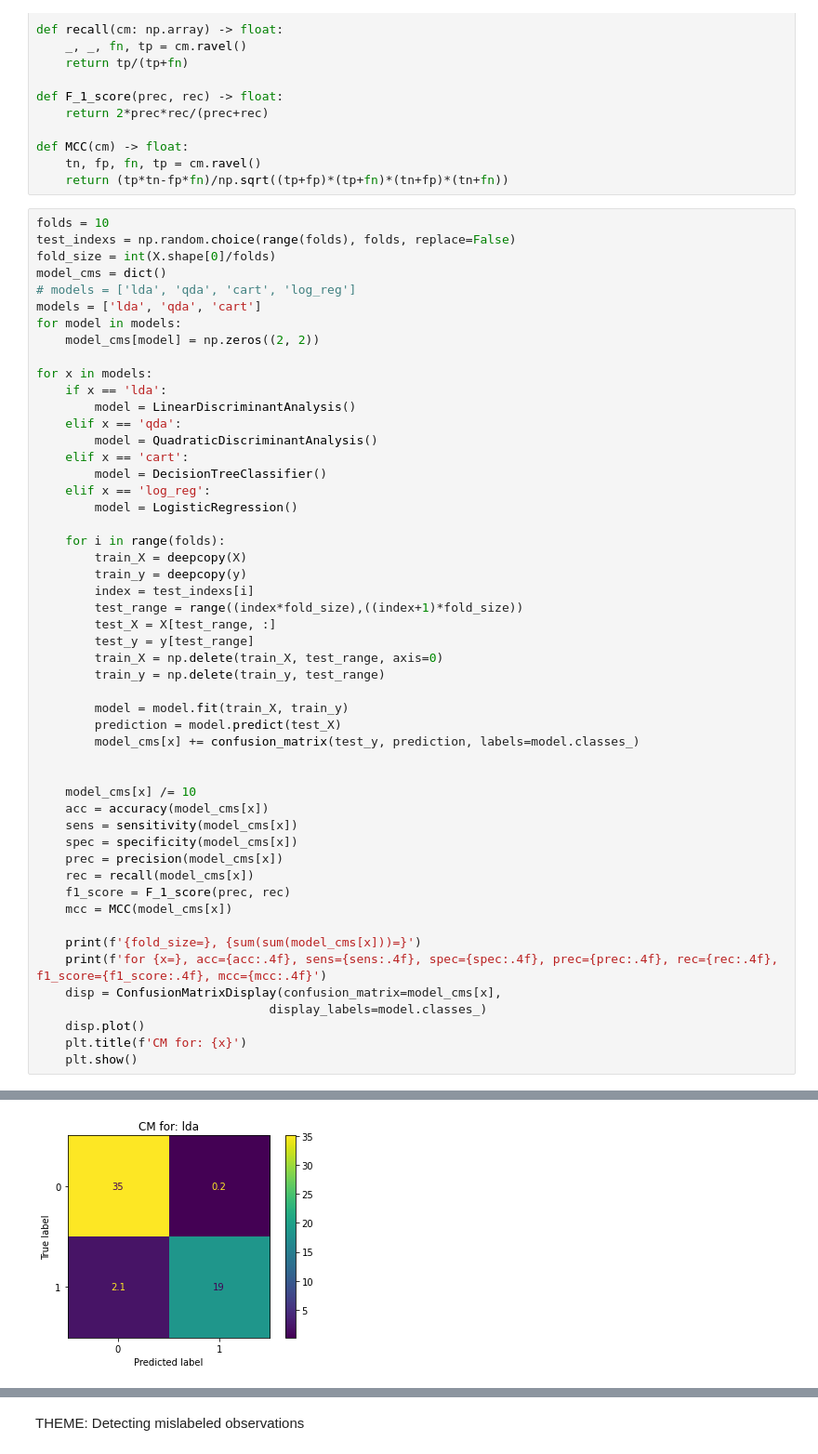
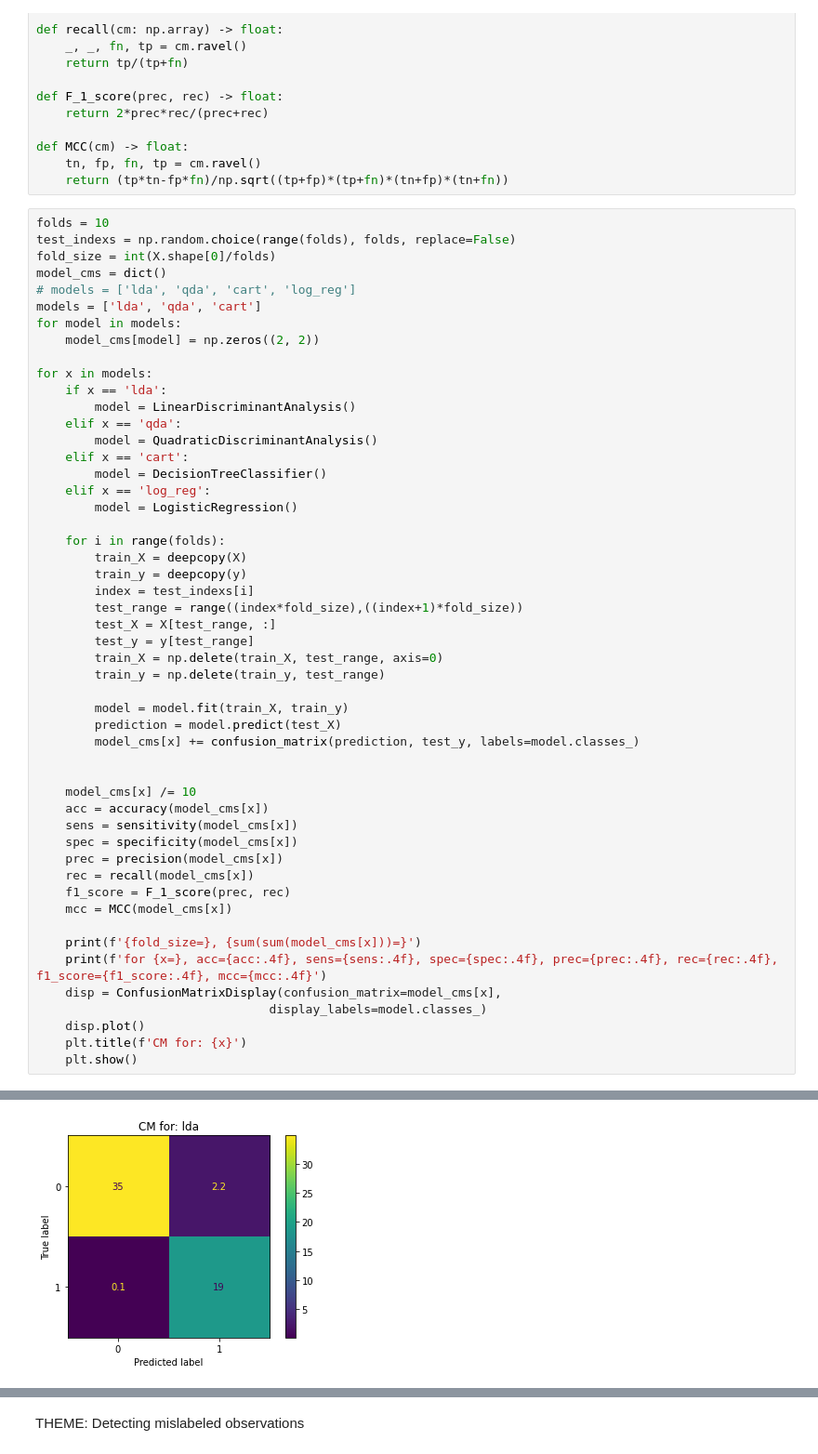
Before and after one commit to antonsandberg/Big-Data, a Jupyter notebook: Project1.ipynb, the cells around one changed output, grey strips where cells are left out. Shown at 93% size. Saved outputs shown, nothing was run; the diff lists cells and outputs as text.

```diff
--- a/Project1.ipynb
+++ b/Project1.ipynb
@@ -376,7 +383,7 @@ for x in models:
 
         model = model.fit(train_X, train_y)
         prediction = model.predict(test_X)
-        model_cms[x] += confusion_matrix(test_y, prediction, labels=model.classes_)
+        model_cms[x] += confusion_matrix(prediction, test_y, labels=model.classes_)
 
 
     model_cms[x] /= 10
@@ -401,2 +408,2 @@ for x='lda', acc=0.9589, sens=0.3464, spec=0.9943, prec=0.9894, rec=0.8986, f1_s
-[figure, old version]
+[figure, new version]
 fold_size=56, sum(sum(model_cms[x]))=56.0
```
Also changed, not shown: parts of 11 cells of this notebook.
